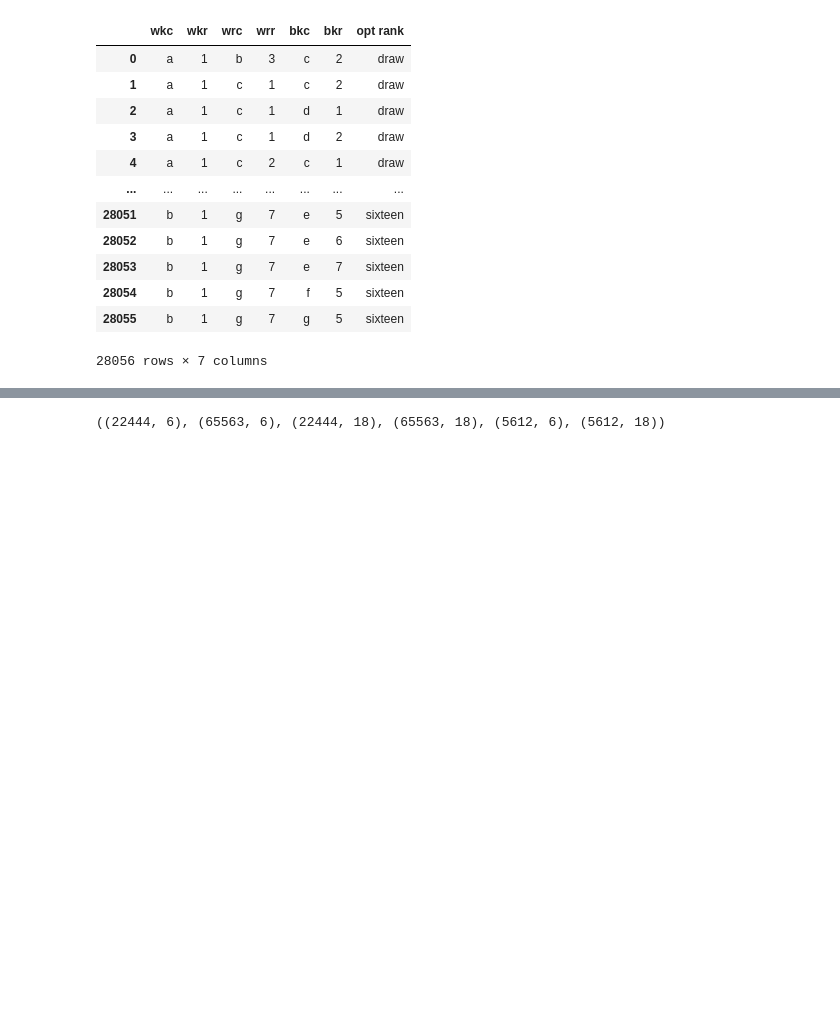
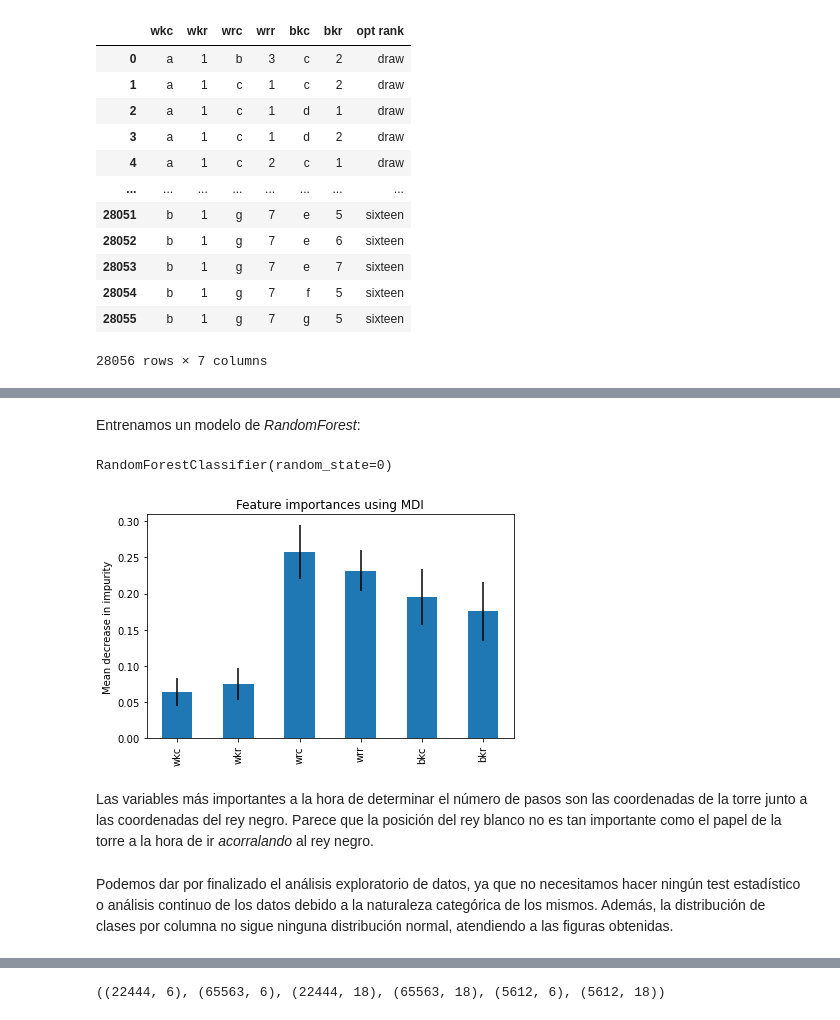
Before and after one commit to Rumoa/Optional_tensorflow, a Jupyter notebook: main.ipynb, the cells around one changed output, grey strips where cells are left out. Cells and saved outputs as stored; diff of their text form; code cells hidden in the pictures; blank space fills up the shorter version.

```diff
--- a/main.ipynb
+++ b/main.ipynb
@@ -42,0 +154,45 @@ X
+# %%
+data_aux = data.copy()
+data_aux[['wkc', 'wrc', 'bkc']] = data_aux[['wkc', 'wrc', 'bkc']].astype('category')
+
+data_aux['wkc'] = data_aux['wkc'].cat.codes
+data_aux['wrc'] = data_aux['wrc'].cat.codes
+data_aux['bkc'] = data_aux['bkc'].cat.codes
+# %% [markdown]
+Entrenamos un modelo de _RandomForest_:
+# %%
+from sklearn.ensemble import RandomForestClassifier
+from sklearn.model_selection import train_test_split
+
+X_train, X_test, y_train, y_test = train_test_split(data_aux.drop("opt rank", axis=1), data_aux['opt rank']
+                                                    ,test_size=0.2)
+feature_names = [f'feature {i}' for i in range(data_aux.drop('opt rank', axis=1).shape[1])]
+
+forest = RandomForestClassifier(random_state=0)
+forest.fit(X_train, y_train)
+# %% [output]
+RandomForestClassifier(random_state=0)
+# %%
+importances = forest.feature_importances_
+std = np.std([
+    tree.feature_importances_ for tree in forest.estimators_], axis=0)
+
+forest_importances = pd.Series(importances, index=feature_names)
+
+fig, ax = plt.subplots()
+forest_importances.plot.bar(yerr=std, ax=ax)
+ax.set_title("Feature importances using MDI")
+ax.set_ylabel("Mean decrease in impurity")
+ax.set_xticks([0,1,2,3,4,5]) # values
+labels = list(data_aux.columns[:-1])
+ax.set_xticklabels(labels) # labels
+positions = (1, 2, 3,4, 5)
+
+
+fig.tight_layout()
+# %% [output]
+[figure, added]
+# %% [markdown]
+Las variables más importantes a la hora de determinar el número de pasos son las coordenadas de la torre junto a las coordenadas del rey negro. Parece que la posición del rey blanco no es tan importante como el papel de la torre a la hora de ir _acorralando_ al rey negro.
+# %% [markdown]
+Podemos dar por finalizado el análisis exploratorio de datos, ya que no necesitamos hacer ningún test estadístico o análisis continuo de los datos debido a la naturaleza categórica de los mismos. Además, la distribución de clases por columna no sigue ninguna distribución normal, atendiendo a las figuras obtenidas.
```
Also changed, not shown: parts of 210 cells of this notebook, 23 other files.
